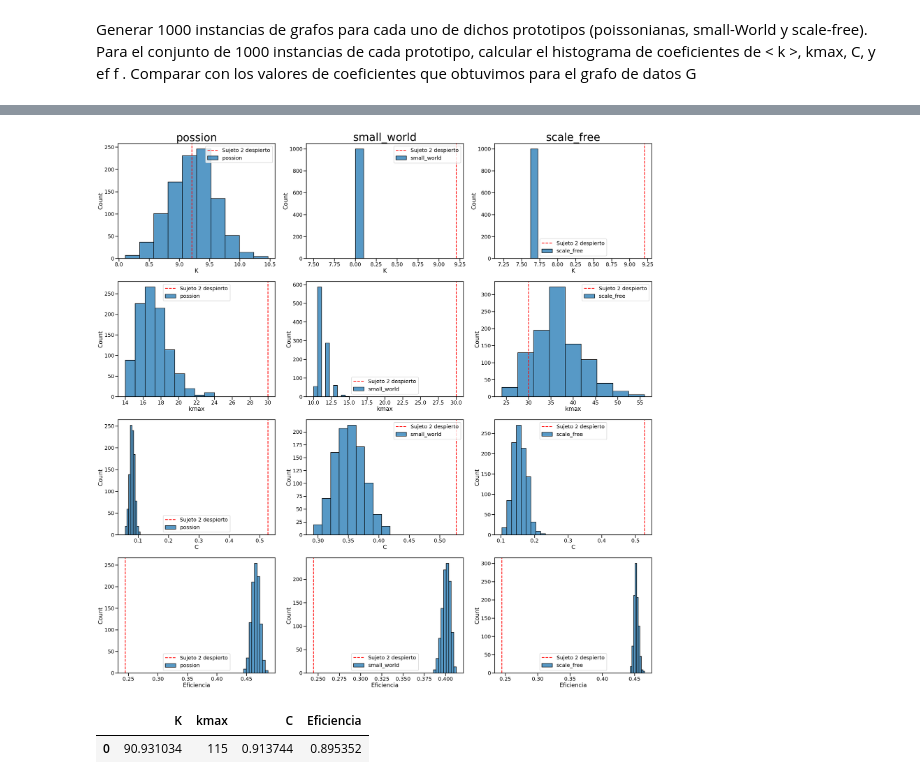
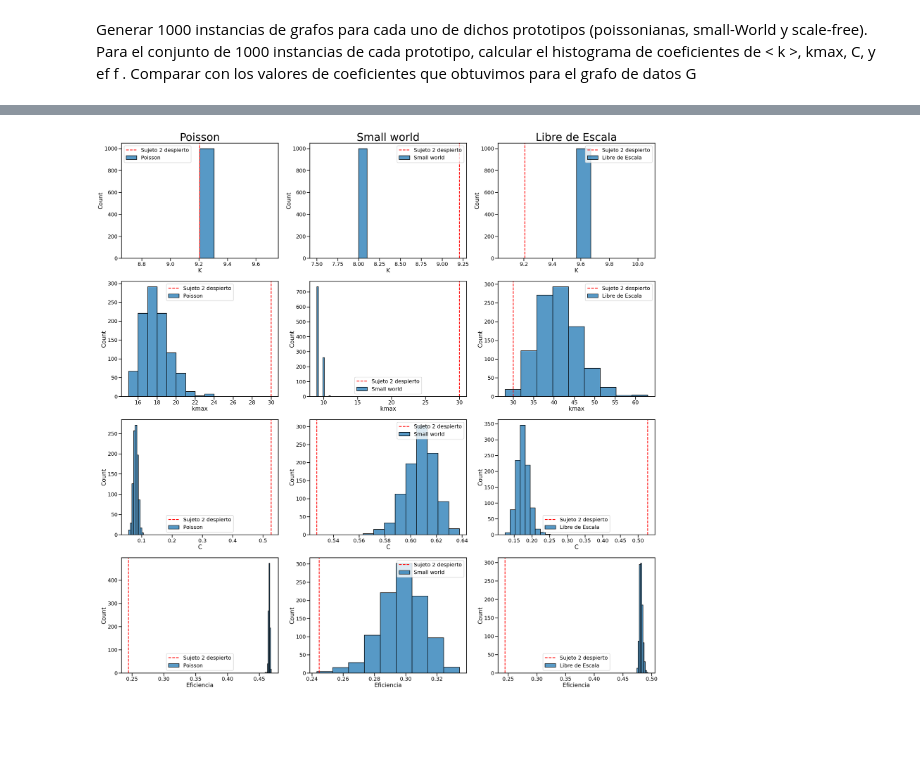
Before and after one commit to josesg998/dmecyt, a Jupyter notebook: preTP2/preTP2.ipynb, the cells around one changed output, grey strips where cells are left out. Cells and saved outputs as stored; diff of their text form; code cells hidden in the pictures; blank space fills up the shorter version.

```diff
--- a/preTP2/preTP2.ipynb
+++ b/preTP2/preTP2.ipynb
@@ -336,0 +366,2 @@ nx.erdos_renyi_graph()
+# %%
+grado_medio = 2*G.number_of_edges()/G.number_of_nodes()
@@ -375,18 +446,26 @@ Generar 1000 instancias de grafos para cada uno de dichos prototipos (poissonian
 # %%
 # generar 1000 instancias de grafos para cada tipo de red
 n_graphs = 1000
-G_poisson = [nx.erdos_renyi_graph(n, K/(n-1)) for i in range(n_graphs)]
-G_small_world = [nx.watts_strogatz_graph(n, int(K), 0.2) for i in range(n_graphs)]
-G_scale_free = [nx.barabasi_albert_graph(n, int(K/2)) for i in range(n_graphs)]
+G_poisson = [nx.gnm_random_graph(G.number_of_nodes(),G.number_of_edges()) for i in range(n_graphs)]
+G_small_world = [nx.watts_strogatz_graph(G.number_of_nodes(),int(grado_medio),0.02) for i in range(n_graphs)]
+G_scale_free = [nx.barabasi_albert_graph(G.number_of_nodes(),int(grado_medio/1.75)) for i in range(n_graphs)]
 
 #para el conjunto de 1000 instancias de cada red, calcular el histograma de coefiicentes de k, kmax, C
 C_poisson = [nx.average_clustering(G) for G in G_poisson]
 C_small_world = [nx.average_clustering(G) for G in G_small_world]
 C_scale_free = [nx.average_clustering(G) for G in G_scale_free]
 
-K_poisson = [np.mean([G.degree(n) for n in G.nodes()]) for G in G_poisson]
-K_small_world = [np.mean([G.degree(n) for n in G.nodes()]) for G in G_small_world]
-K_scale_free = [np.mean([G.degree(n) for n in G.nodes()]) for G in G_scale_free]
+K_poisson = []
+for G in G_poisson:
+    K_poisson.append(np.mean([G.degree(n) for n in G.nodes()]))
+
+K_small_world = []
+for G in G_small_world:
+    K_small_world.append(np.mean([G.degree(n) for n in G.nodes()]))
+
+K_scale_free = []
+for G in G_scale_free:
+    K_scale_free.append(np.mean([G.degree(n) for n in G.nodes()]))
 
 kmax_poisson = [np.max([G.degree(n) for n in G.nodes()]) for G in G_poisson]
 kmax_small_world = [np.max([G.degree(n) for n in G.nodes()]) for G in G_small_world]
@@ -396,3 +475,18 @@ kmax_scale_free = [np.max([G.degree(n) for n in G.nodes()]) for G in G_scale_fre
 E_poisson = [nx.global_efficiency(G) for G in G_poisson]
 E_small_world = [nx.global_efficiency(G) for G in G_small_world]
 E_scale_free = [nx.global_efficiency(G) for G in G_scale_free]
+# %%
+G = nx.from_numpy_array(matAdyacNoPesada)
+#calcular la eficiencia global del grafo G
+eficiencia = nx.global_efficiency(G)
+
+# calcular el grado promedio "K" del nodo G
+K = np.mean([G.degree(n) for n in G.nodes()])
+
+# calcular el nodo de mayor grado "kmax" del grafo G
+kmax = np.max([G.degree(n) for n in G.nodes()])
+
+#calcular el coeficiente de clustering promedio "C" del grafo G
+C = nx.average_clustering(G)
+
+pd.DataFrame({'Grado promedio (K)':[K],'Nodo con grado máximo (kmax)':[kmax],'Coeficiente de clustering promedio (C)':[C],'Eficiencia':eficiencia}).T
@@ -399,8 +499,8 @@ E_scale_free = [nx.global_efficiency(G) for G in G_scale_free]
 # %%
 # armar dataeframe con las metricas da cada red
-df_poisson = pd.DataFrame({'red':'possion','K':K_poisson,'kmax':kmax_poisson,'C':C_poisson,'Eficiencia':E_poisson})
-df_small_world = pd.DataFrame({'red':'small_world','K':K_small_world,'kmax':kmax_small_world,'C':C_small_world,'Eficiencia':E_small_world})
-df_scale_free = pd.DataFrame({'red':'scale_free','K':K_scale_free,'kmax':kmax_scale_free,'C':C_scale_free,'Eficiencia':E_scale_free})
+df_poisson = pd.DataFrame({'red':'Poisson','K':K_poisson,'kmax':kmax_poisson,'C':C_poisson,'Eficiencia':E_poisson})
+df_small_world = pd.DataFrame({'red':'Small world','K':K_small_world,'kmax':kmax_small_world,'C':C_small_world,'Eficiencia':E_small_world})
+df_scale_free = pd.DataFrame({'red':'Libre de Escala','K':K_scale_free,'kmax':kmax_scale_free,'C':C_scale_free,'Eficiencia':E_scale_free})
 
 coeficientes = pd.concat((df_poisson,df_small_world,df_scale_free),axis=0)
 coeficientes
@@ -445,37 +526,32 @@ K = np.mean([G.degree(n) for n in G.nodes()])
 
 # calcular el nodo de mayor grado "kmax" del grafo G
 kmax = np.max([G.degree(n) for n in G.nodes()])
 
 #calcular el coeficiente de clustering promedio "C" del grafo G
 C = nx.average_clustering(G)
 
 eficiencia_g = nx.global_efficiency(G)
 
 metricas_g_default = pd.DataFrame({'K':[K],'kmax':[kmax],'C':[C],'Eficiencia':[eficiencia_g]})
 
 coeficientes
 
 #graficar histograms de cada coeficiente de cada red en un gráfico de 3X4 con seaborn
 fig, ax = plt.subplots(4,3,figsize=(40,40))
 for row,metrica in enumerate(['K','kmax','C','Eficiencia']):
-    for column,red in enumerate(['possion','small_world','scale_free']):
+    for column,red in enumerate(['Poisson','Small world','Libre de Escala']):
         # ajustar cantidad de bins para que se vea bien
         if metrica!='K':
             bins = np.linspace(coeficientes[coeficientes['red']==red][metrica].min(),coeficientes[coeficientes['red']==red][metrica].max(),10)
             sns.histplot(coeficientes[coeficientes['red']==red][metrica],ax=ax[row,column],bins=bins)
         else:
             sns.histplot(coeficientes[coeficientes['red']==red][metrica],ax=ax[row,column],bins=10)
         # agregar una linea vertical con el valor de metricas_g_default
         ax[row,column].axvline(metricas_g_default[metrica].values[0],color='r',linestyle='--')
         # add line label
         ax[row,column].legend(['Sujeto 2 despierto',red])
         if row==0:
             ax[row,column].set_title(red,size=45)
 plt.savefig('proyecto_latex/imagenes/5_Sujeto2W.png');
 # %% [output]
-[figure, old version]
+[figure, new version]
-# %%
-metricas_g_default
-# %% [output]
-|  | K | kmax | C | Eficiencia |
-| 0 | 90.931034 | 115 | 0.913744 | 0.895352 |
```
Also changed, not shown: parts of 20 cells of this notebook, 5 other files.
